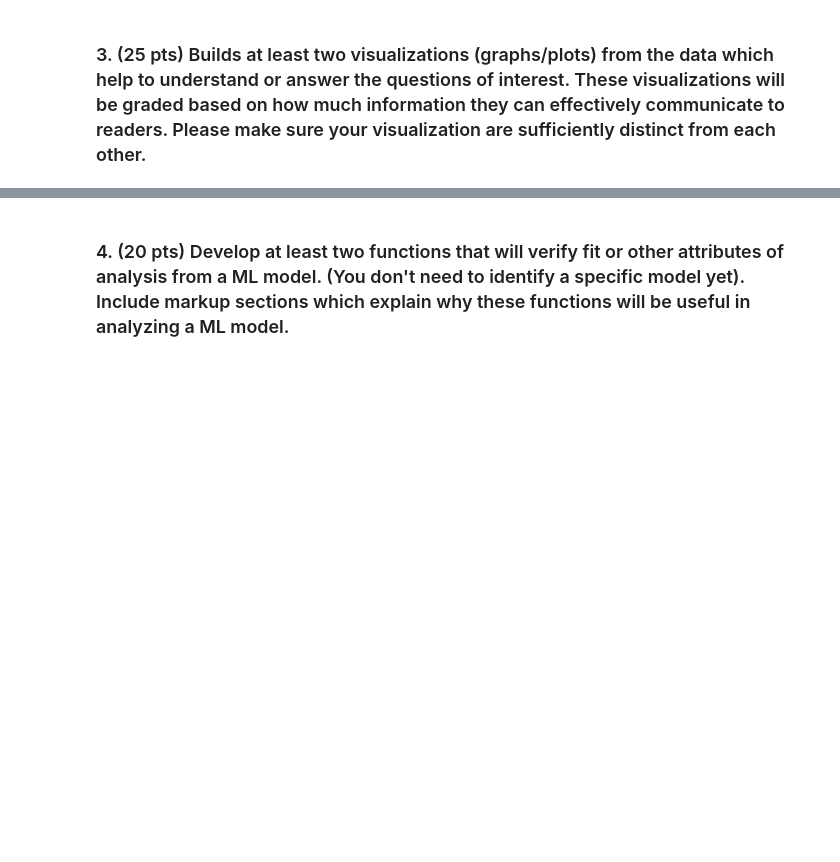
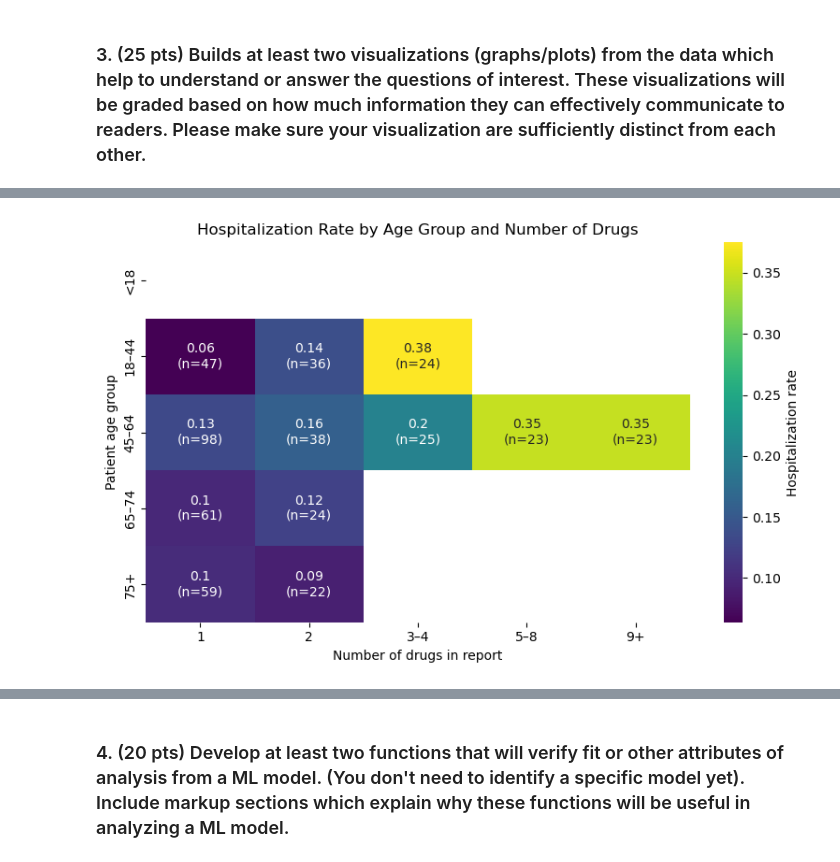
Before and after one commit to isaacsonghwa/DS3000-Final-Project, a Jupyter notebook: DS3000_PhaseII_Ahuja_Choe_SongHwang.ipynb, the cells around one changed output, grey strips where cells are left out. Saved outputs shown, nothing was run; the diff lists cells and outputs as text; code cells hidden in the pictures; blank space fills up the shorter version.

```diff
--- a/DS3000_PhaseII_Ahuja_Choe_SongHwang.ipynb
+++ b/DS3000_PhaseII_Ahuja_Choe_SongHwang.ipynb
@@ -112,0 +155,19 @@ Rows after: 657
+# %%
+# Plot 2: hospitalization rate heatmap with sample sizes
+rate = plot_df.pivot_table(index="age_group", columns="drug_group",
+                           values="hosp_flag", aggfunc="mean", observed=True)
+n = plot_df.pivot_table(index="age_group", columns="drug_group",
+                        values="hosp_flag", aggfunc="size", observed=True)
+labels = rate.round(2).astype(str) + "\n(n=" + n.astype(str) + ")"
+rate_masked = rate.where(n >= 20)  # hide cells with too few reports
+
+fig, ax = plt.subplots(figsize=(8, 5))
+sns.heatmap(rate_masked, annot=labels, fmt="", cmap="viridis", ax=ax,
+            cbar_kws={"label": "Hospitalization rate"})
+ax.set_title("Hospitalization Rate by Age Group and Number of Drugs")
+ax.set_xlabel("Number of drugs in report")
+ax.set_ylabel("Patient age group")
+plt.tight_layout()
+plt.show()
+# %% [output]
+[figure, added]
```
Also changed, not shown: parts of 12 cells of this notebook.
